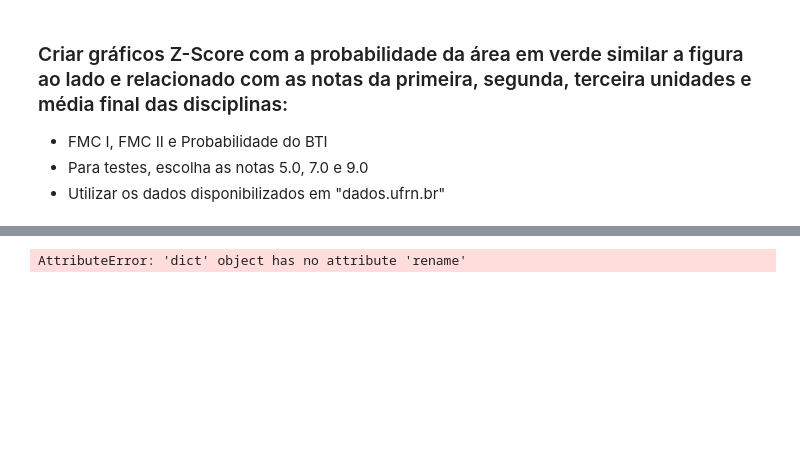
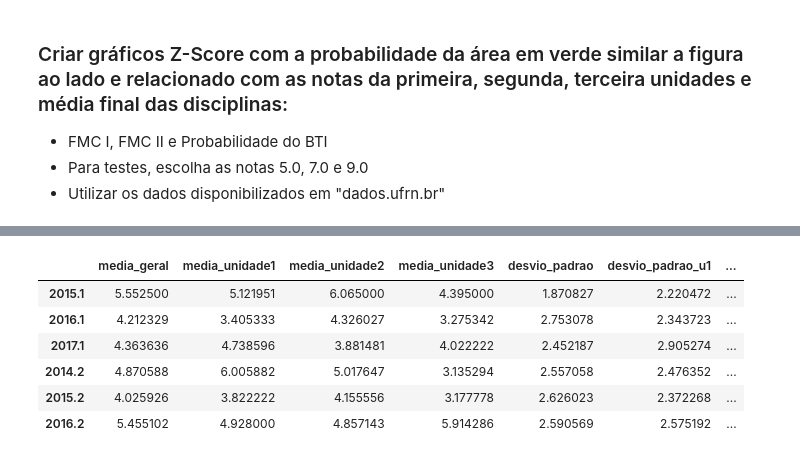
Before and after one commit to ailsonfds/IMD0033_Probabilidade, a Jupyter notebook: Atividades/Unidade 02/Trabalho_Unidade_2.ipynb, the cells around one changed output, grey strips where cells are left out. Drawn from its saved outputs; the diff is of its cells as text; code cells hidden in the pictures; blank space fills up the shorter version.

```diff
--- a/Atividades/Unidade 02/Trabalho_Unidade_2.ipynb
+++ b/Atividades/Unidade 02/Trabalho_Unidade_2.ipynb
@@ -195,32 +196,46 @@ alunos_probabilidade.head(2)
 # %%
 medias = {}
 std_dev = {}
+medias_df = []
+std_dev_df = []
 for semestre in alunos_probabilidade['ano_periodo'].unique():
     semestre_df = alunos_probabilidade[alunos_probabilidade['ano_periodo'] == semestre]
     unidade1 = semestre_df[semestre_df['unidade'] == 1.0]
     unidade2 = semestre_df[semestre_df['unidade'] == 2.0]
     unidade3 = semestre_df[semestre_df['unidade'] == 3.0]
     media = {'media_geral' : np.mean(semestre_df['media_final']),
              'media_unidade1' : np.mean(unidade1['nota']),
              'media_unidade2' : np.mean(unidade2['nota']),
              'media_unidade3' : np.mean(unidade3['nota'])}
-    std_dev[semestre] = {'std' : np.std(semestre_df['media_final']),
-           'unidade1' : np.std(unidade1['nota']),
-           'unidade2' : np.std(unidade2['nota']),
-           'unidade3' : np.std(unidade3['nota'])}
+    std = {'desvio_padrao' : np.std(semestre_df['media_final']),
+           'desvio_padrao_u1' : np.std(unidade1['nota']),
+           'desvio_padrao_u2' : np.std(unidade2['nota']),
+           'desvio_padrao_u3' : np.std(unidade3['nota'])}
     medias[semestre] = pd.DataFrame.from_dict(media,orient='index')
-    medias[semestre].rename(columns={0:'media'},inplace=True)
-    std_dev[semestre].rename(columns={0:'media'},inplace=True)
-    print(medias[semestre])
-medias_df = pd.concat(medias)
+    std_dev[semestre] = pd.DataFrame.from_dict(std,orient='index')
+    medias[semestre].rename(columns={0:semestre},inplace=True)
+    std_dev[semestre].rename(columns={0:semestre},inplace=True)
+    medias[semestre] = pd.DataFrame.transpose(medias[semestre]);
+    std_dev[semestre] = pd.DataFrame.transpose(std_dev[semestre]);
+    medias_df.append(medias[semestre])
+    std_dev_df.append(std_dev[semestre])
+
+medias_df = pd.concat(medias_df)
 # medias_df.rename(columns={0:'media'},inplace=True)
-std_dev_df = pd.concat(std_dev)
+# std_dev_df = pd.merge(std_dev,direction='r')
+std_dev_df = pd.concat(std_dev_df)
 # std_dev_df.rename(columns={0:'std_deviation'},inplace=True)
 medias_prob_df = pd.concat([medias_df,std_dev_df],axis=1)
-medias_prob_df =medias_prob_df.dropna()
-print(medias_prob_df)
+medias_prob_df = medias_prob_df.dropna()
+medias_prob_df
 # %% [output]
-AttributeError: 'dict' object has no attribute 'rename'
+|  | media_geral | media_unidade1 | media_unidade2 | media_unidade3 | desvio_padrao | desvio_padrao_u1 | ... |
+| 2015.1 | 5.552500 | 5.121951 | 6.065000 | 4.395000 | 1.870827 | 2.220472 | ... |
+| 2016.1 | 4.212329 | 3.405333 | 4.326027 | 3.275342 | 2.753078 | 2.343723 | ... |
+| 2017.1 | 4.363636 | 4.738596 | 3.881481 | 4.022222 | 2.452187 | 2.905274 | ... |
+| 2014.2 | 4.870588 | 6.005882 | 5.017647 | 3.135294 | 2.557058 | 2.476352 | ... |
+| 2015.2 | 4.025926 | 3.822222 | 4.155556 | 3.177778 | 2.626023 | 2.372268 | ... |
+| 2016.2 | 5.455102 | 4.928000 | 4.857143 | 5.914286 | 2.590569 | 2.575192 | ... |
 # %%
 ## Filtrando as disciplinas de FMC I e FMC II
 fmc = disciplinas_bti[disciplinas_bti['nome'] == 'ELEMENTOS DE MATEMÁTICA PARA COMPUTAÇÃO']
```
Also changed, not shown: parts of 1 cell of this notebook.
